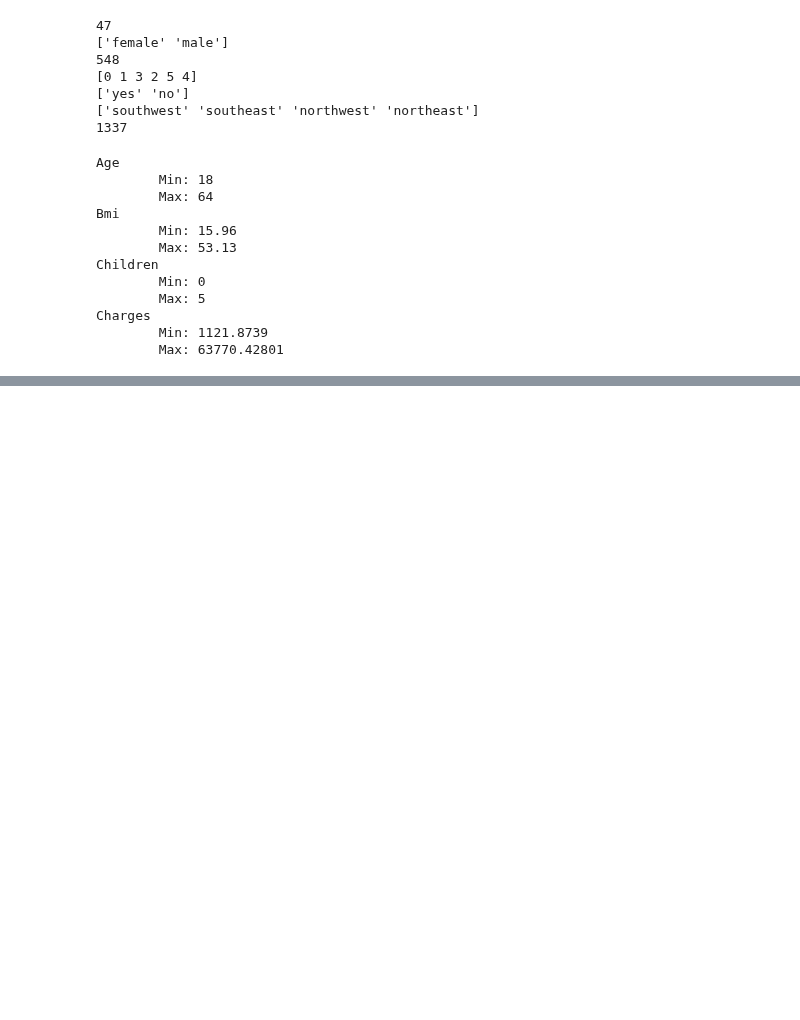
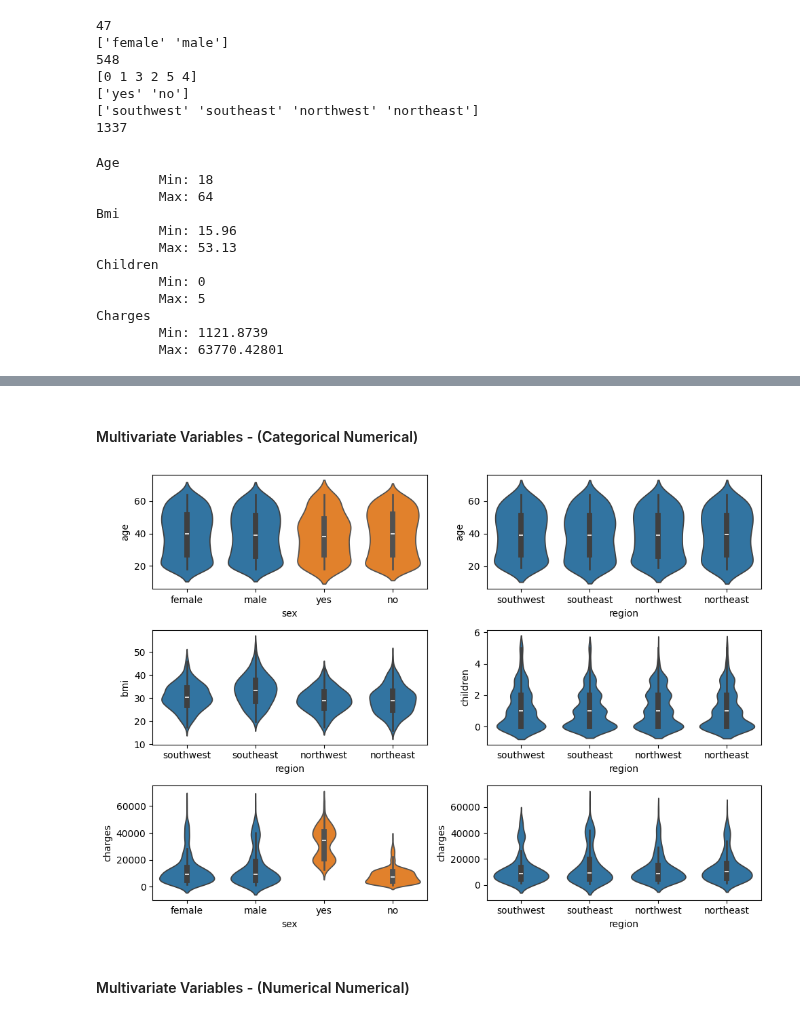
Before and after one commit to Diegomca98/4geeks-ml-template-prjs, a Jupyter notebook: src/explore.ipynb, the cells around one changed output, grey strips where cells are left out. Saved outputs shown, nothing was run; the diff lists cells and outputs as text; code cells hidden in the pictures; blank space fills up the shorter version.

```diff
--- a/src/explore.ipynb
+++ b/src/explore.ipynb
@@ -83,0 +258,29 @@ Charges
+# %% [markdown]
+#### Multivariate Variables - (Categorical Numerical)
+# %%
+fig, axis = plt.subplots(
+    nrows = 3,
+    ncols = 2,
+    figsize = (
+        10, 7
+    )
+)
+
+sns.violinplot(ax = axis[0,0], x = 'sex', y = 'age', data = df)
+sns.violinplot(ax = axis[0,0], x = 'smoker', y = 'age', data = df)
+sns.violinplot(ax = axis[0,1], x = 'region', y = 'age', data = df)
+
+sns.violinplot(ax = axis[1,0], x = 'region', y = 'bmi', data = df)
+sns.violinplot(ax = axis[1,1], x = 'region', y = 'children', data = df)
+
+sns.violinplot(ax = axis[2,0], x = 'sex', y = 'charges', data = df)
+sns.violinplot(ax = axis[2,1], x = 'region', y = 'charges', data = df)
+sns.violinplot(ax = axis[2,0], x = 'smoker', y = 'charges', data = df)
+
+plt.tight_layout()
+
+plt.show()
+# %% [output]
+[figure, added]
+# %% [markdown]
+#### Multivariate Variables - (Numerical Numerical)
```
Also changed, not shown: parts of 26 cells of this notebook, 2 other files.
